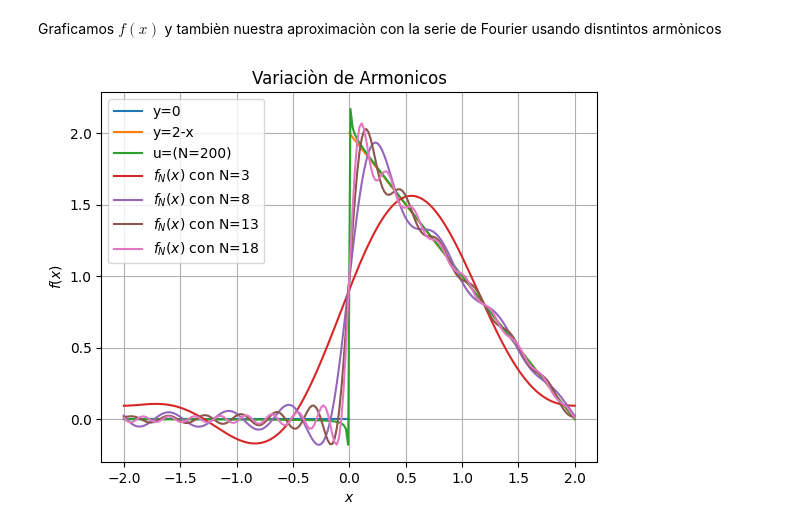
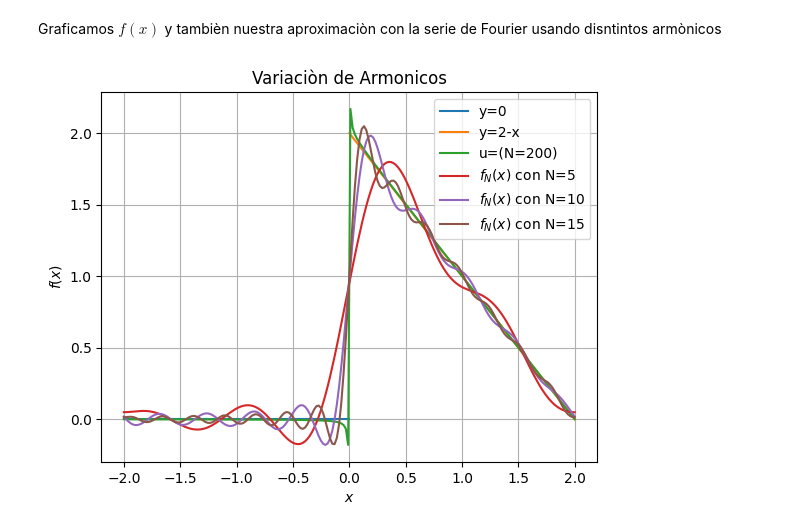
Before and after one commit to LuisManuelCatzoliSoriano/EDP-I, a Jupyter notebook: Series de Fourier.ipynb, the cells around one changed output. Drawn from its saved outputs; the diff is of its cells as text; code cells hidden in the pictures.

```diff
--- a/Series de Fourier.ipynb
+++ b/Series de Fourier.ipynb
@@ -21,26 +21,26 @@ Graficamos $f(x)$ y tambièn nuestra aproximaciòn con la serie de Fourier usand
 # %%
 x1=np.linspace(-2,0,200)
 x2=np.linspace(0,2,200)
 x3=np.linspace(-2,2,200)
 
 y1=np.zeros(len(x1))
 y2=2-x2
 y3=u(x3,N=200)
 
 plt.title("Gràfica de f(x)")
 
 plt.plot(x1,y1,label='y=0')
 plt.plot(x2,y2,label='y=2-x')
 plt.plot(x3,y3,label='u=(N=200)')
 
-for i in range (3,20,5):
+for i in range (5,20,5):
   plt.plot(x3,u(x3,i),label='$f_N(x)$ con N=%d' %i)
   plt.xlabel('$x$'); plt.ylabel('$f(x)$');
 plt.title("Variaciòn de Armonicos")
 
 plt.legend()
 
 plt.grid(True)
 plt.show()
 # %% [output]
-[figure, old version]
+[figure, new version]
```
